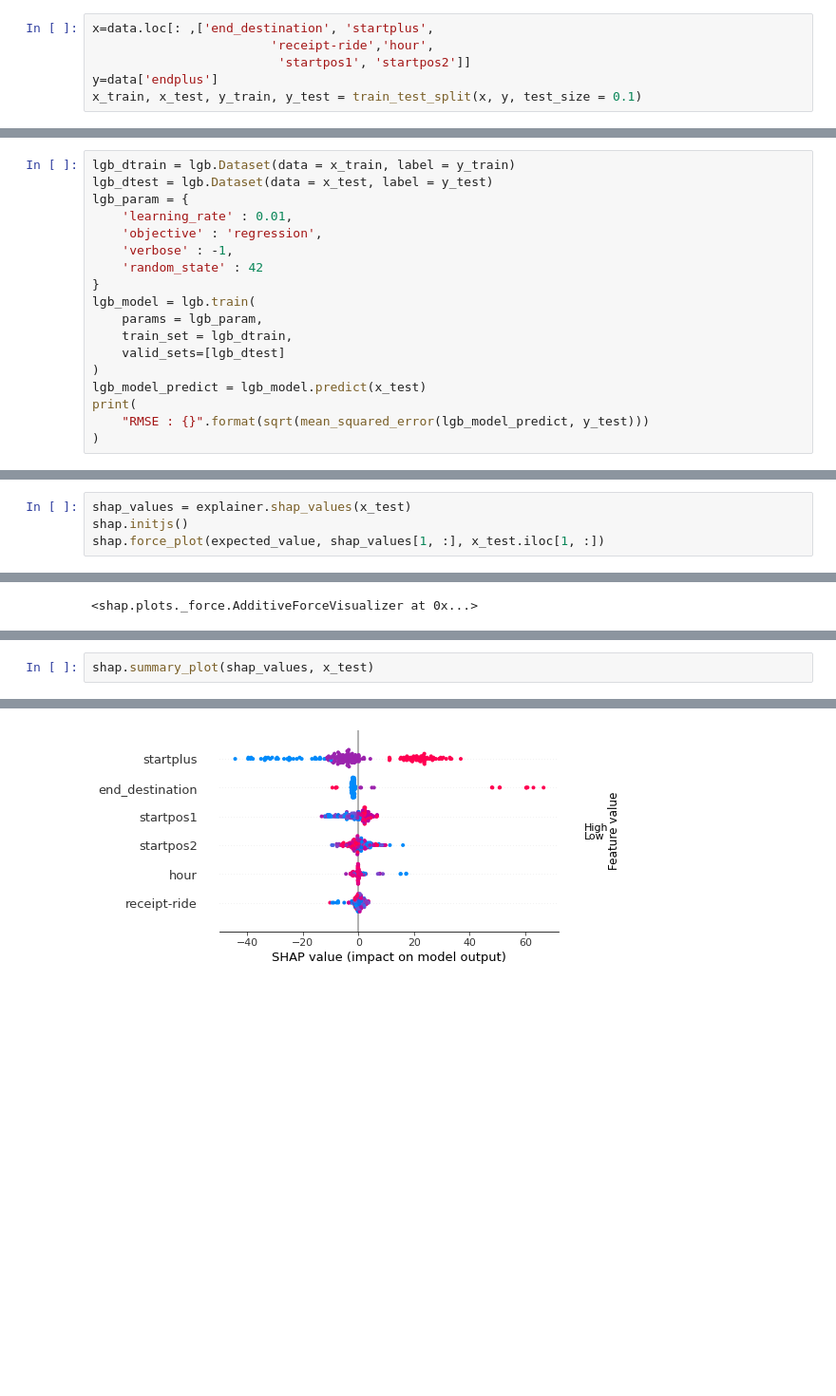
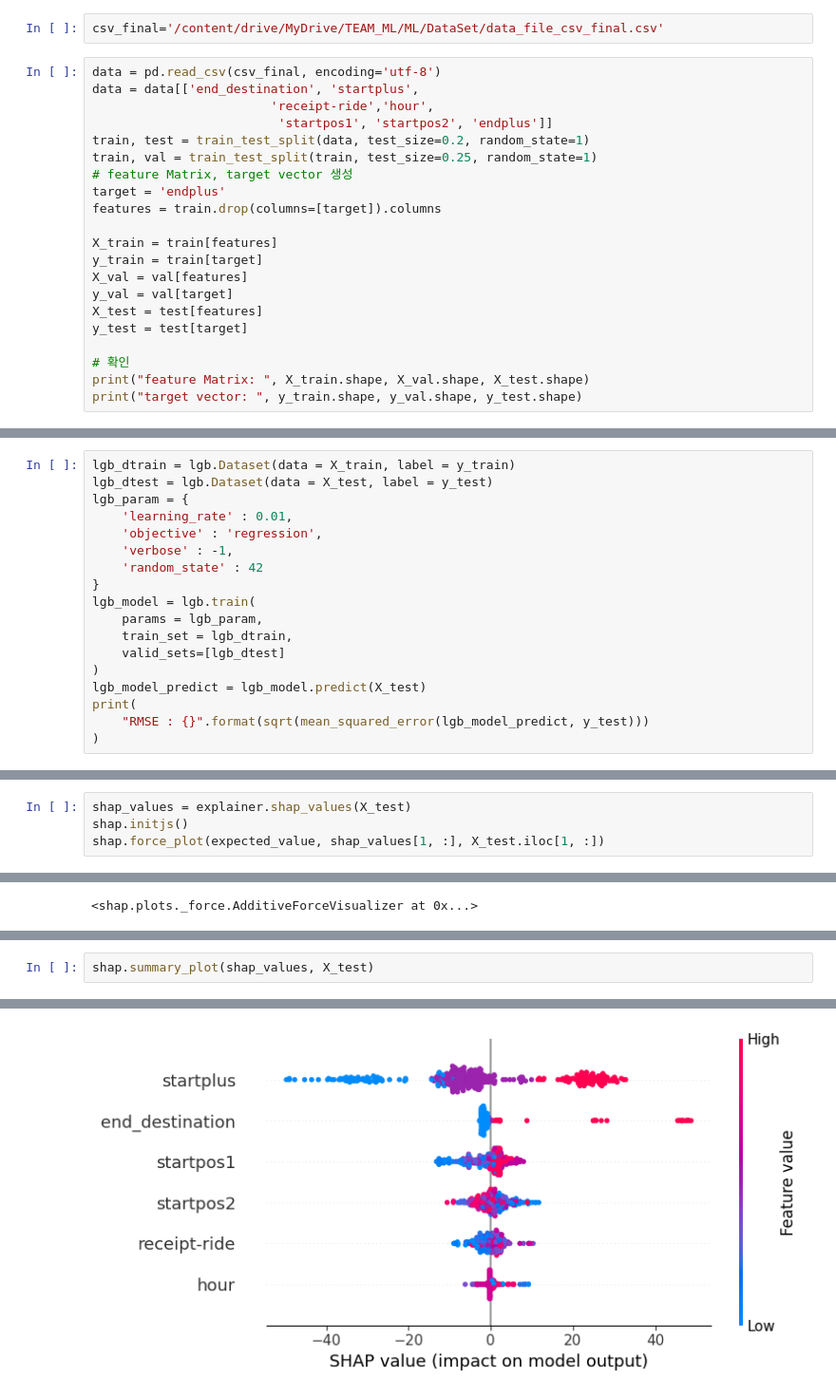
Before and after one commit to chosungsu/ML, a Jupyter notebook: ML/Xai code_final.ipynb, the cells around one changed output, grey strips where cells are left out. Shown at 95% size. Drawn from its saved outputs; the diff is of its cells as text; blank space fills up the shorter version.

```diff
--- a/ML/Xai code_final.ipynb
+++ b/ML/Xai code_final.ipynb
@@ -16,6 +23,23 @@ data = pd.read_csv('data_file_csv_final.csv', encoding = 'utf-8')
+# %%
+csv_final='/content/drive/MyDrive/TEAM_ML/ML/DataSet/data_file_csv_final.csv'
 # %%
-x=data.loc[: ,['end_destination', 'startplus',
+data = pd.read_csv(csv_final, encoding='utf-8')
+data = data[['end_destination', 'startplus',
                         'receipt-ride','hour',
-                         'startpos1', 'startpos2']]
-y=data['endplus']
-x_train, x_test, y_train, y_test = train_test_split(x, y, test_size = 0.1)
+                         'startpos1', 'startpos2', 'endplus']]
+train, test = train_test_split(data, test_size=0.2, random_state=1)
+train, val = train_test_split(train, test_size=0.25, random_state=1)
+# feature Matrix, target vector 생성
+target = 'endplus'
+features = train.drop(columns=[target]).columns
+
+X_train = train[features]
+y_train = train[target]
+X_val = val[features]
+y_val = val[target]
+X_test = test[features]
+y_test = test[target]
+
+# 확인
+print("feature Matrix: ", X_train.shape, X_val.shape, X_test.shape)
+print("target vector: ", y_train.shape, y_val.shape, y_test.shape)
@@ -24,6 +51,6 @@ x_train, x_test, y_train, y_test = train_test_split(x, y, test_size = 0.1)
 # %%
-lgb_dtrain = lgb.Dataset(data = x_train, label = y_train)
-lgb_dtest = lgb.Dataset(data = x_test, label = y_test)
+lgb_dtrain = lgb.Dataset(data = X_train, label = y_train)
+lgb_dtest = lgb.Dataset(data = X_test, label = y_test)
 lgb_param = {
     'learning_rate' : 0.01,
     'objective' : 'regression',
@@ -35,7 +62,7 @@ lgb_model = lgb.train(
     train_set = lgb_dtrain,
     valid_sets=[lgb_dtest]
 )
-lgb_model_predict = lgb_model.predict(x_test)
+lgb_model_predict = lgb_model.predict(X_test)
 print(
     "RMSE : {}".format(sqrt(mean_squared_error(lgb_model_predict, y_test)))
 )
@@ -68,7 +95,7 @@ Explainer expected value : [7574.74946352]
 # %%
-shap_values = explainer.shap_values(x_test)
+shap_values = explainer.shap_values(X_test)
 shap.initjs()
-shap.force_plot(expected_value, shap_values[1, :], x_test.iloc[1, :])
+shap.force_plot(expected_value, shap_values[1, :], X_test.iloc[1, :])
 # %% [output]
 [interactive output not drawn]
 <shap.plots._force.AdditiveForceVisualizer at 0x...>
@@ -78,4 +107,4 @@ shap.force_plot(explainer.expected_value, shap_values, x_test)
 <shap.plots._force.AdditiveForceArrayVisualizer at 0x...>
 # %%
-shap.summary_plot(shap_values, x_test)
+shap.summary_plot(shap_values, X_test)
 # %% [output]
@@ -82,2 +112,2 @@ shap.summary_plot(shap_values, x_test)
-[figure, old version]
+[figure, new version]
 # %%
```
Also changed, not shown: parts of 16 cells of this notebook.
